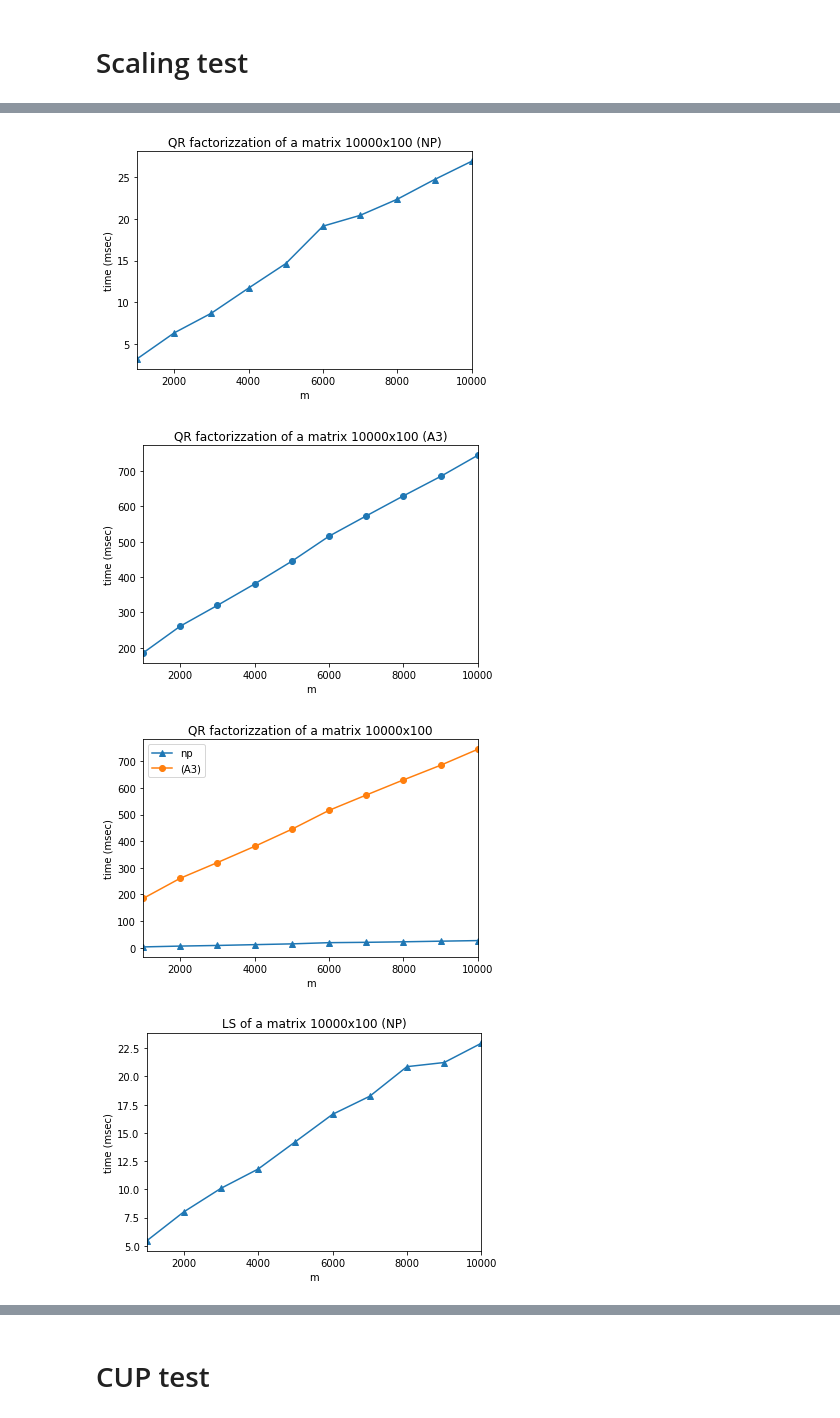
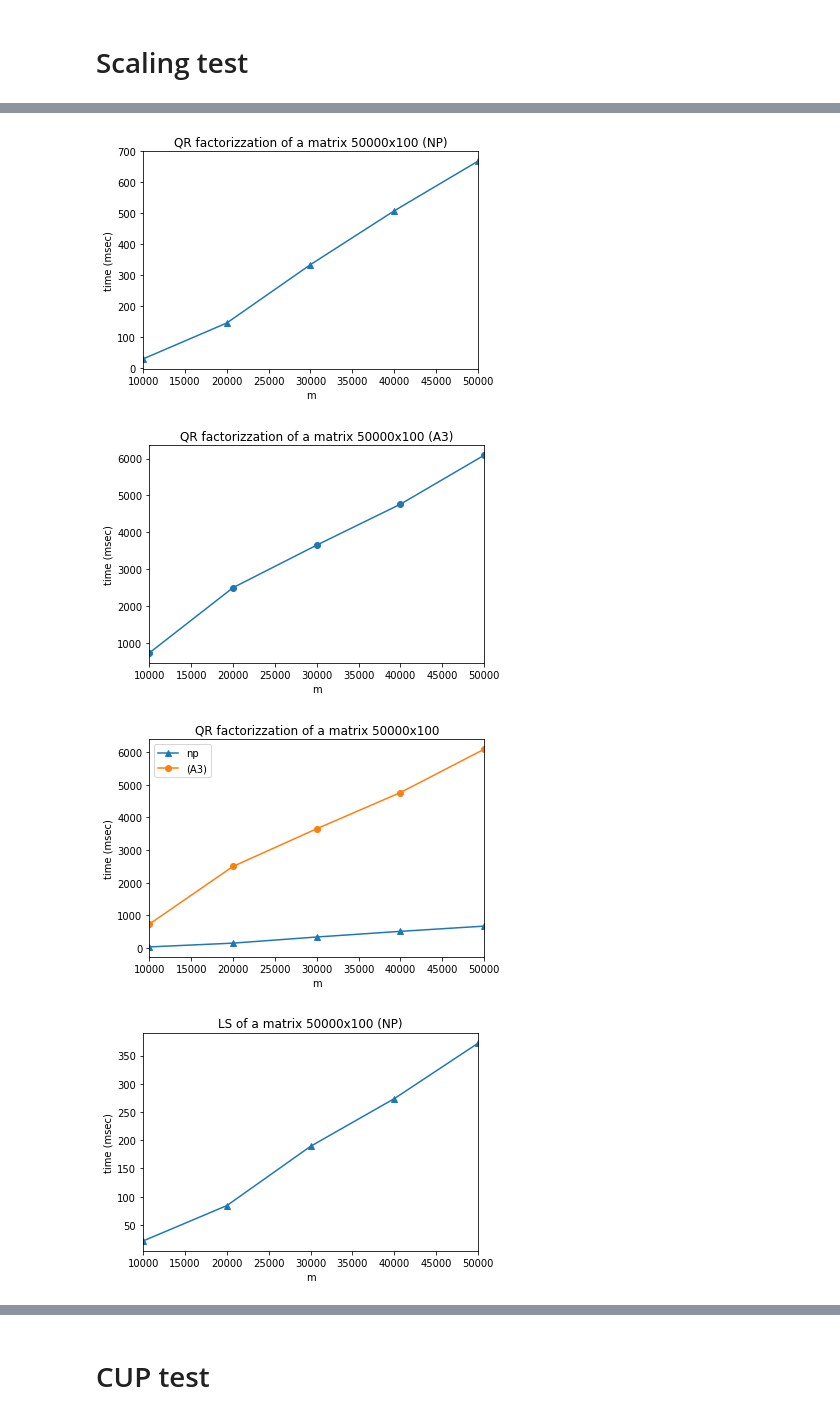
Before and after one commit to Ulferin/CM, a Jupyter notebook: src/LS/plots_QR.ipynb, the cells around one changed output, grey strips where cells are left out. Saved outputs shown, nothing was run; the diff lists cells and outputs as text; code cells hidden in the pictures.

```diff
--- a/src/LS/plots_QR.ipynb
+++ b/src/LS/plots_QR.ipynb
@@ -47,7 +47,7 @@ def scaling (starting_m, m, n, step, t, save=True) :
     print(f"m{'':7} QR A3{'':<5s} delta{'':<5s} QR np{'':<5s} delta{'':<5s} LS A3{'':<5s} delta{'':<5s} LS np{'':<5s} delta{'':<5s}")
     print("----------------------------------------------------------------------------------------------------")
 
-    ls_scaling = f"m{'':7} residual A3{'':<5s} residual np{'':<5s} reconstruct a3{'':<5s} reconstruct np{'':<5s}\n"\
+    ls_scaling = f"\nm{'':7} residual A3{'':<13s} residual np{'':<13s} reconstruct a3{'':<10s} reconstruct np{'':<10s}\n"\
                      f"----------------------------------------------------------------------------------------------------\n"
 
     stats = ""
@@ -138,7 +138,7 @@ def scaling (starting_m, m, n, step, t, save=True) :
         print(f"{m:<6} || {mean_qr_a3:8.4f} | {delta_qr_a3:8.4f} | {mean_qr_np:8.4f} | {delta_qr_np:8.4f} "\
              f"| {mean_ls_a3:8.4f} | {delta_ls_a3:8.4f} | {mean_ls_np:8.4f} | {delta_ls_np:8.4f}")
 
-        ls_scaling += f"{m:<6} || {residual_a3:8.4f} | {residual_np:8.4f} | {reconstruct_a3:8.4f} | {reconstruct_np:8.4f}\n"
+        ls_scaling += f"{m:<6} || {residual_a3:22} | {residual_np:22} | {reconstruct_a3:22} | {reconstruct_np:22}\n"
 
     print(ls_scaling)
     print(stats)
@@ -260,8 +292,8 @@ def automatized_test(M, b, test_type):
 # %%
-starting_m = 1000
-last_m = 11000
+starting_m = 10000
+last_m = 60000
 n = 100
-step = 1000
-repeat = 20
+step = 10000
+repeat = 5
 scaling(starting_m, last_m, n, step, repeat, save=False)
 # %% [output]
@@ -285,4 +317,4 @@ QR error: 1.102115193344123e-15 - QR error w/ np: 5.151802678678354e-16
-[figure, old version]
+[figure, new version]
-[figure, old version]
+[figure, new version]
-[figure, old version]
+[figure, new version]
-[figure, old version]
+[figure, new version]
```
Also changed, not shown: parts of 4 cells of this notebook.
